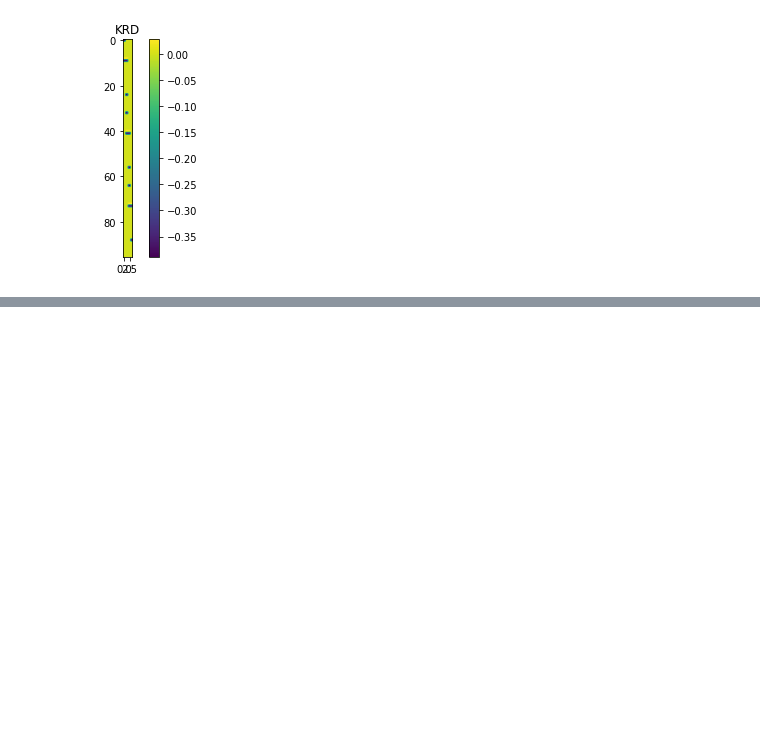
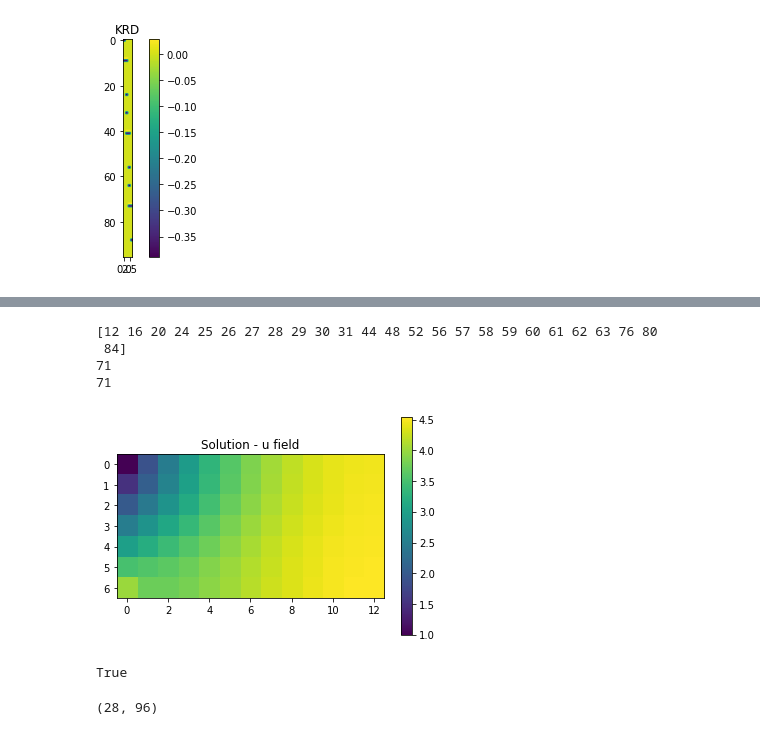
Before and after one commit to pauromeu/feti-dp-sp1, a Jupyter notebook: code/serial/main.ipynb, the cells around one changed output, grey strips where cells are left out. Cells and saved outputs as stored; diff of their text form; code cells hidden in the pictures; blank space fills up the shorter version.

```diff
--- a/code/serial/main.ipynb
+++ b/code/serial/main.ipynb
@@ -96,7 +115,8 @@ plot_sparse_matrix(BlambdaR, 'BR')
 # %%
 # Assembly d vector
+# TODO Refactor hardcoded code
 d = np.zeros(mesh.Nlambda)
-d[mesh.NlambdaR:] = d_dat
+d[mesh.NlambdaR:] = d_dat[np.arange(len(d_dat)) % (mesh.Nr_y - 1) != 0]
 # %%
 # Assembly f vectors
 # fP
@@ -186,17 +217,12 @@ LinAlgError: Singular matrix
 # %%
 # Compute u
 # uP
-uP = SPP_inv @ fPH \
-    + SPP_inv @ KPR @ KRR_inv @ BlambdaR.T @ lambda_ \
-    - SPP_inv @ BlambdaP.T @ lambda_
+uP = SPP_inv @ (fPH - KPR @ KRR_inv @ fRH + KPR @ KRR_inv @ BlambdaR.T @ lambda_)
 
 # uR
-uR = KRR_inv @ fR \
-    + KRR_inv @ KRP @ SPP_inv @ KPR @ KRR_inv @ fR \
-    - KRR_inv @ KRP @ SPP_inv @ fP \
-    - KRR_inv @ KRP @ SPP_inv @ KPR @ KRR_inv @ BlambdaR.T @ lambda_ \
-    + KRR_inv @ KRP @ SPP_inv @ BlambdaP.T @ lambda_ \
-    - KRR_inv @ BlambdaR.T @ lambda_
+uR = KRR_inv @ (IR + KRP @ SPP_inv @ KPR @ KRR_inv) @ fRH \
+    - KRR_inv @ KRP @ SPP_inv @ fPH \
+    - KRR_inv @ (IR + KRP @ SPP_inv @ KPR @ KRR_inv) @ BlambdaR.T @ lambda_
 # %%
 # Print result
 print('uP', uP)
@@ -204,2 +250,31 @@ print('uR', uR)
 # %%
 # TODO: Set solutions uP and uR together in a single array u
+u = np.zeros(mesh.Ntot)
+# %%
+nodesD = np.arange(0, (Nsub_y + 1)*2*mesh.Ntot_x, 2*mesh.Ntot_x)
+nodesP = np.array([])
+for j in range(mesh.Nsub_y + 1):
+    nodesP = np.concatenate((nodesP, np.arange(mesh.Nr_x - 1 + j*2*mesh.Ntot_x, Nr_x - 1 + j*2*mesh.Ntot_x + mesh.Nsub_x*(mesh.Nr_x - 1), step=mesh.Nr_x - 1))).astype(int)
+repeatedR = np.where((BlambdaR == -1).any(axis=0))[0]
+localR = np.setdiff1d(np.arange(0, mesh.NR), repeatedR)
+print(repeatedR)
+nodesR = np.setdiff1d(np.arange(0, mesh.Ntot), np.concatenate((nodesP,nodesD)))
+print(len(nodesR))
+print(len(localR))
+u[nodesD] = uD
+u[nodesP] = uP
+u[nodesR] = uR[localR]
+
+
+u_mat = u.reshape((mesh.Ntot_y, mesh.Ntot_x))
+plot_sparse_matrix(u_mat, 'Solution - u field')
+# %% [output]
+[12 16 20 24 25 26 27 28 29 30 31 44 48 52 56 57 58 59 60 61 62 63 76 80
+ 84]
+71
+71
+[figure, added]
+# %%
+np.allclose(u, solution)
+# %% [output]
+True
@@ -205,0 +285,4 @@ print('uR', uR)
+# %%
+np.shape(BlambdaR)
+# %% [output]
+(28, 96)
```
Also changed, not shown: parts of 18 cells of this notebook, 1 other file.
